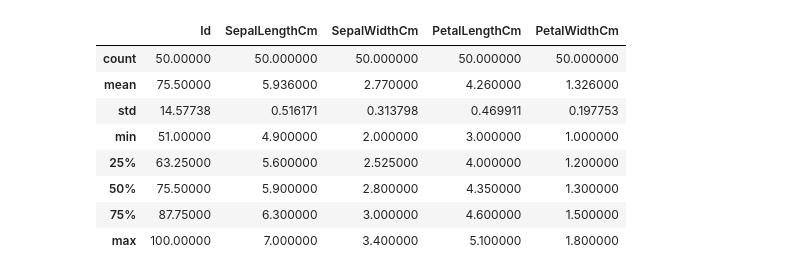
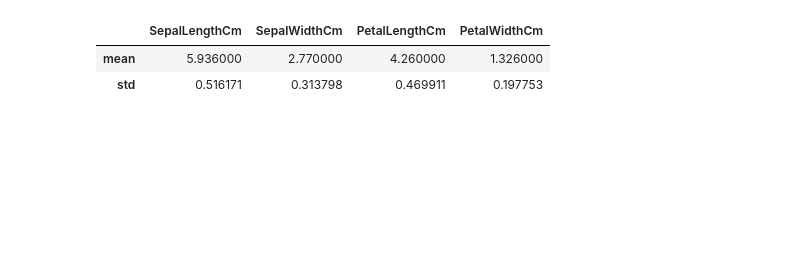
Before and after one commit to RD13p/AnalisisDatos-InteligenciaComp, a Jupyter notebook: Actividad1.ipynb, the cells around one changed output. Drawn from its saved outputs; the diff is of its cells as text; code cells hidden in the pictures; blank space fills up the shorter version.

```diff
--- a/Actividad1.ipynb
+++ b/Actividad1.ipynb
@@ -1,5 +1,5 @@
 # %%
 import pandas as pd
-myData = pd.read_csv("iris.csv") #csv actividad 1
+myData = pd.read_csv("iris.csv").drop(columns=['Id'],axis=1) #csv actividad 1
 myData.describe()
 # %% [output]
@@ -28,14 +22,8 @@ setosa.describe()
 # %%
-setosa = myData.loc[myData["Species"]=="Iris-versicolor"].copy()
-setosa.describe()
+versicolor = myData.loc[myData["Species"]=="Iris-versicolor"].copy()
+versicolor.describe().loc[['mean', 'std']]
 # %% [output]
-|  | Id | SepalLengthCm | SepalWidthCm | PetalLengthCm | PetalWidthCm |
-| count | 50.00000 | 50.000000 | 50.000000 | 50.000000 | 50.000000 |
-| mean | 75.50000 | 5.936000 | 2.770000 | 4.260000 | 1.326000 |
-| std | 14.57738 | 0.516171 | 0.313798 | 0.469911 | 0.197753 |
-| min | 51.00000 | 4.900000 | 2.000000 | 3.000000 | 1.000000 |
-| 25% | 63.25000 | 5.600000 | 2.525000 | 4.000000 | 1.200000 |
-| 50% | 75.50000 | 5.900000 | 2.800000 | 4.350000 | 1.300000 |
-| 75% | 87.75000 | 6.300000 | 3.000000 | 4.600000 | 1.500000 |
-| max | 100.00000 | 7.000000 | 3.400000 | 5.100000 | 1.800000 |
+|  | SepalLengthCm | SepalWidthCm | PetalLengthCm | PetalWidthCm |
+| mean | 5.936000 | 2.770000 | 4.260000 | 1.326000 |
+| std | 0.516171 | 0.313798 | 0.469911 | 0.197753 |
 # %%
```
Also changed, not shown: parts of 5 cells of this notebook.
